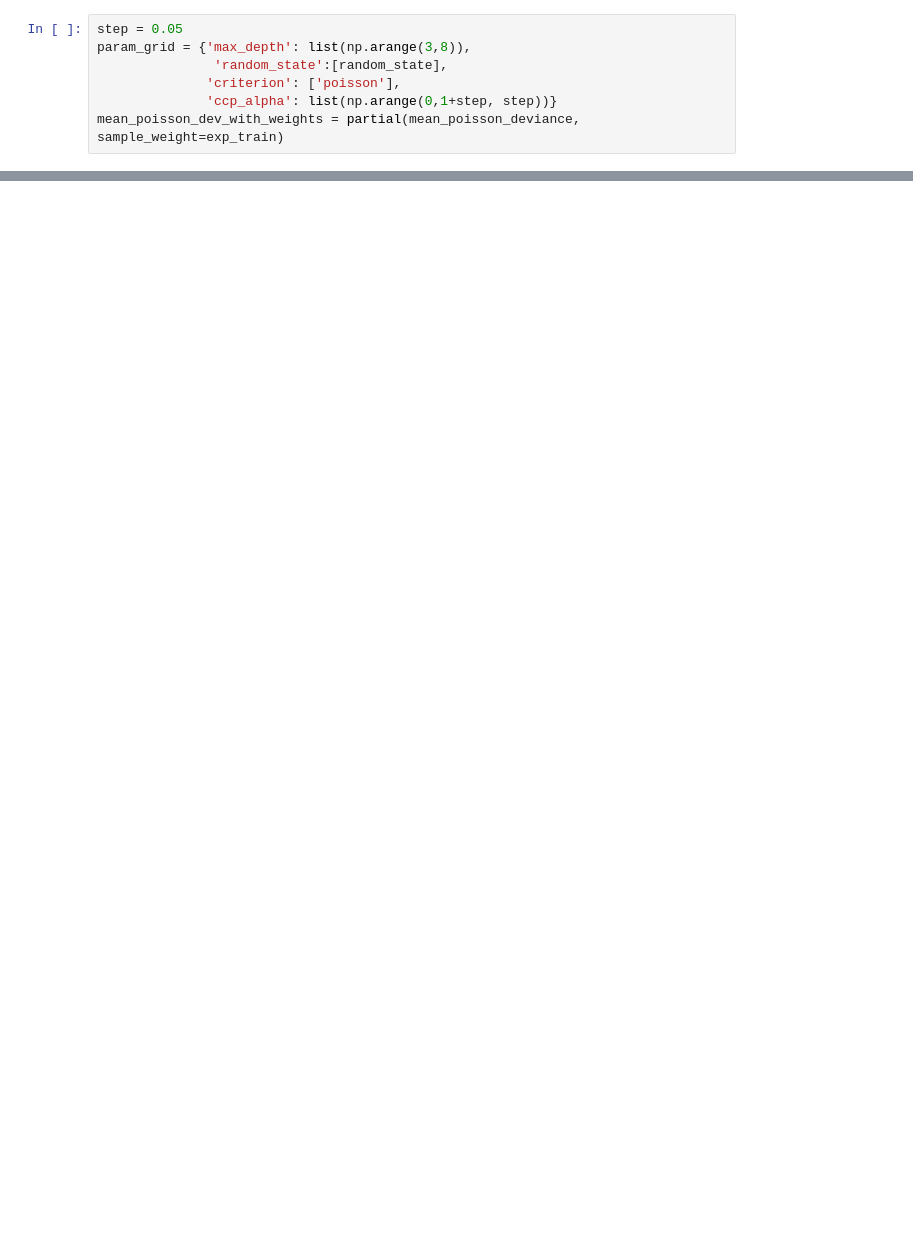
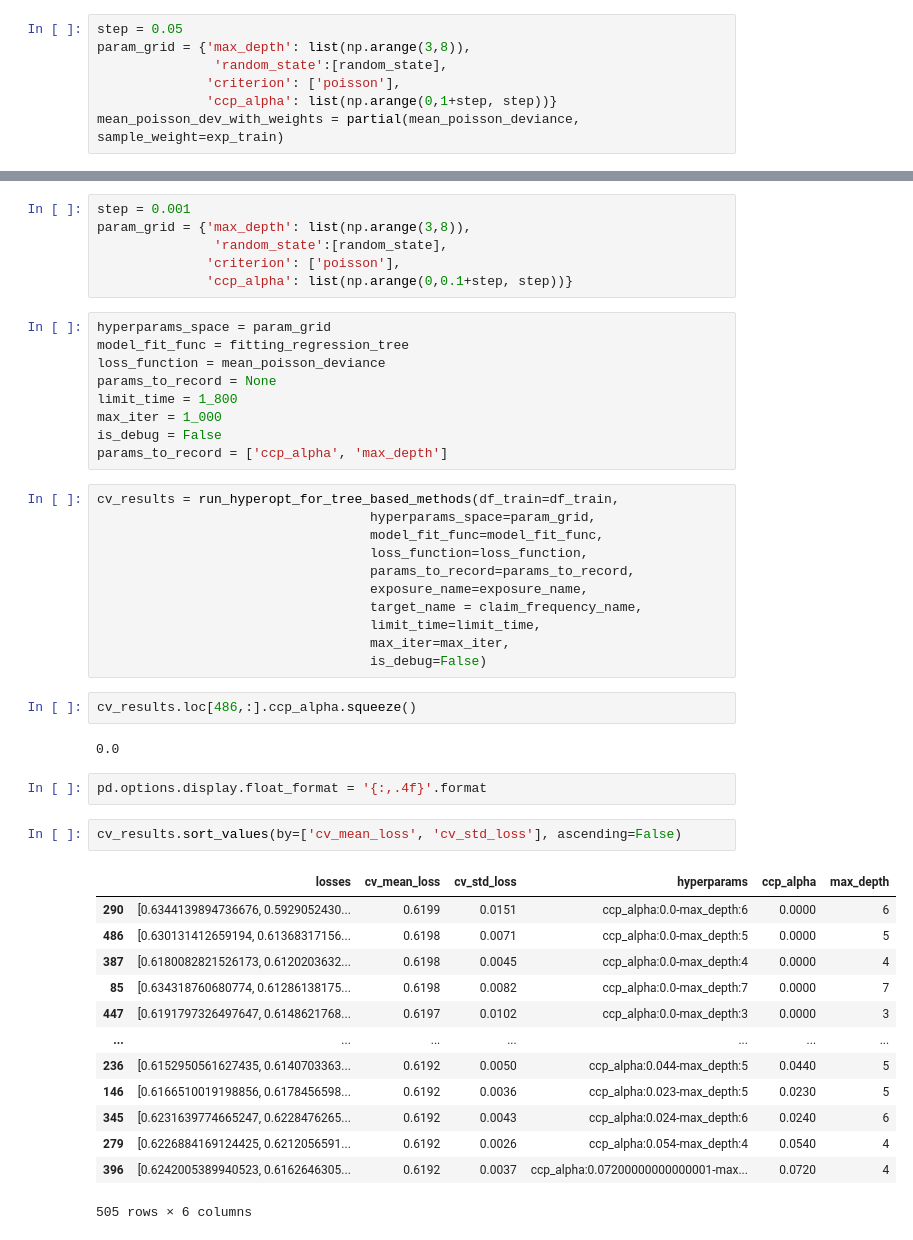
Before and after one commit to MarinoSanLorenzo/actuarial_ds, a Jupyter notebook: blog_post_main2.ipynb, the cells around one changed output, grey strips where cells are left out. Drawn from its saved outputs; the diff is of its cells as text; blank space fills up the shorter version.

```diff
--- a/blog_post_main2.ipynb
+++ b/blog_post_main2.ipynb
@@ -1077,0 +875,48 @@ mean_poisson_deviance(y_train, poisson_tree.predict(x_train),sample_weight=exp_t
+# %%
+step = 0.001
+param_grid = {'max_depth': list(np.arange(3,8)),
+               'random_state':[random_state],
+              'criterion': ['poisson'],
+              'ccp_alpha': list(np.arange(0,0.1+step, step))}
+# %%
+hyperparams_space = param_grid
+model_fit_func = fitting_regression_tree
+loss_function = mean_poisson_deviance
+params_to_record = None
+limit_time = 1_800
+max_iter = 1_000
+is_debug = False
+params_to_record = ['ccp_alpha', 'max_depth']
+# %%
+cv_results = run_hyperopt_for_tree_based_methods(df_train=df_train,
+                                   hyperparams_space=param_grid,
+                                   model_fit_func=model_fit_func,
+                                   loss_function=loss_function,
+                                   params_to_record=params_to_record,
+                                   exposure_name=exposure_name,
+                                   target_name = claim_frequency_name,
+                                   limit_time=limit_time,
+                                   max_iter=max_iter,
+                                   is_debug=False)
+# %%
+cv_results.loc[486,:].ccp_alpha.squeeze()
+# %% [output]
+0.0
+# %%
+pd.options.display.float_format = '{:,.4f}'.format
+# %%
+cv_results.sort_values(by=['cv_mean_loss', 'cv_std_loss'], ascending=False)
+# %% [output]
+|  | losses | cv_mean_loss | cv_std_loss | hyperparams | ccp_alpha | max_depth |
+| 290 | [0.6344139894736676, 0.5929052430... | 0.6199 | 0.0151 | ccp_alpha:0.0-max_depth:6 | 0.0000 | 6 |
+| 486 | [0.630131412659194, 0.61368317156... | 0.6198 | 0.0071 | ccp_alpha:0.0-max_depth:5 | 0.0000 | 5 |
+| 387 | [0.6180082821526173, 0.6120203632... | 0.6198 | 0.0045 | ccp_alpha:0.0-max_depth:4 | 0.0000 | 4 |
+| 85 | [0.634318760680774, 0.61286138175... | 0.6198 | 0.0082 | ccp_alpha:0.0-max_depth:7 | 0.0000 | 7 |
+| 447 | [0.6191797326497647, 0.6148621768... | 0.6197 | 0.0102 | ccp_alpha:0.0-max_depth:3 | 0.0000 | 3 |
+| ... | ... | ... | ... | ... | ... | ... |
+| 236 | [0.6152950561627435, 0.6140703363... | 0.6192 | 0.0050 | ccp_alpha:0.044-max_depth:5 | 0.0440 | 5 |
+| 146 | [0.6166510019198856, 0.6178456598... | 0.6192 | 0.0036 | ccp_alpha:0.023-max_depth:5 | 0.0230 | 5 |
+| 345 | [0.6231639774665247, 0.6228476265... | 0.6192 | 0.0043 | ccp_alpha:0.024-max_depth:6 | 0.0240 | 6 |
+| 279 | [0.6226884169124425, 0.6212056591... | 0.6192 | 0.0026 | ccp_alpha:0.054-max_depth:4 | 0.0540 | 4 |
+| 396 | [0.6242005389940523, 0.6162646305... | 0.6192 | 0.0037 | ccp_alpha:0.07200000000000001-max... | 0.0720 | 4 |
+505 rows × 6 columns
```
Also changed, not shown: parts of 32 cells of this notebook, 1 other file.
